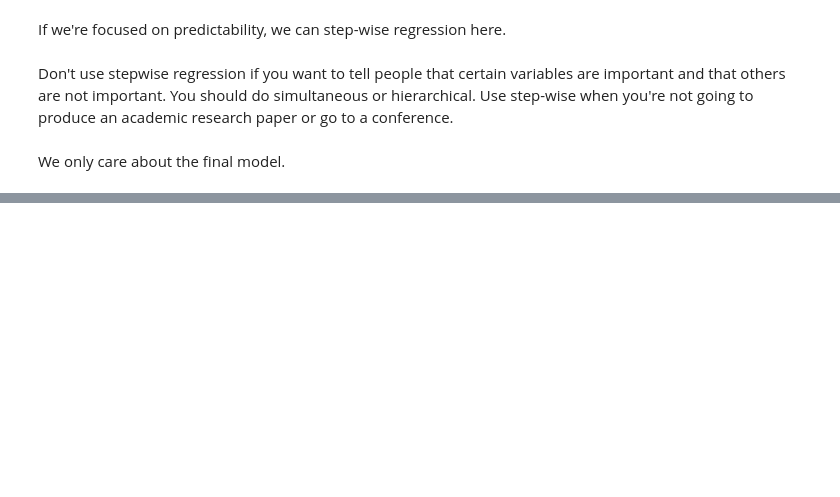
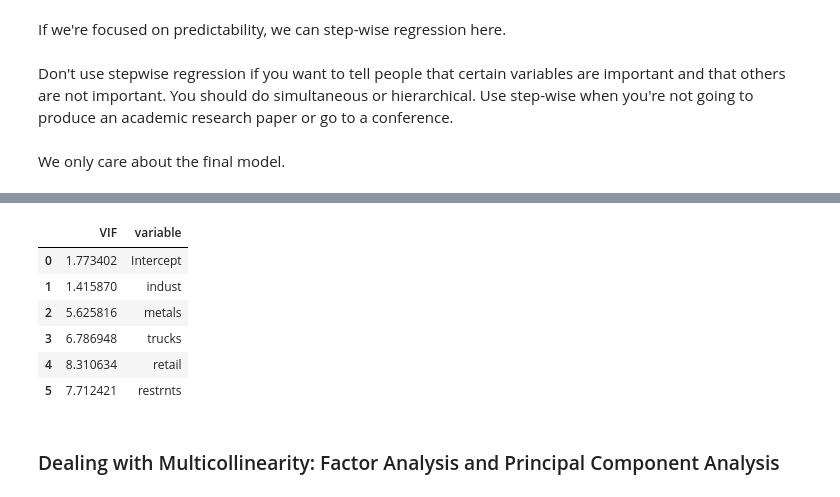
Before and after one commit to green-fruit-2/MachineLearningFoundations, a Jupyter notebook: LinearRegression/LinearRegression.ipynb, the cells around one changed output, grey strips where cells are left out. Cells and saved outputs as stored; diff of their text form; code cells hidden in the pictures; blank space fills up the shorter version.

```diff
--- a/LinearRegression/LinearRegression.ipynb
+++ b/LinearRegression/LinearRegression.ipynb
@@ -1130,0 +1180,18 @@ We only care about the final model.
+# %%
+#find design matrix for linear regression model using 'waste_tons' as response variable
+y, X = dmatrices('waste_tons ~ indust+metals+trucks+retail+restrnts', data=waste, return_type='dataframe')
+# %%
+# calculate VIF for each explanatory variable
+vif = pd.DataFrame()
+vif['VIF'] = [variance_inflation_factor(X.values, i) for i in range(X.shape[1])]
+vif['variable'] = X.columns
+# %%
+vif
+# %% [output]
+|  | VIF | variable |
+| 0 | 1.773402 | Intercept |
+| 1 | 1.415870 | indust |
+| 2 | 5.625816 | metals |
+| 3 | 6.786948 | trucks |
+| 4 | 8.310634 | retail |
+| 5 | 7.712421 | restrnts |
@@ -1130,0 +1200,2 @@ We only care about the final model.
+# %% [markdown]
+### Dealing with Multicollinearity: Factor Analysis and Principal Component Analysis
```
Also changed, not shown: parts of 34 cells of this notebook.
